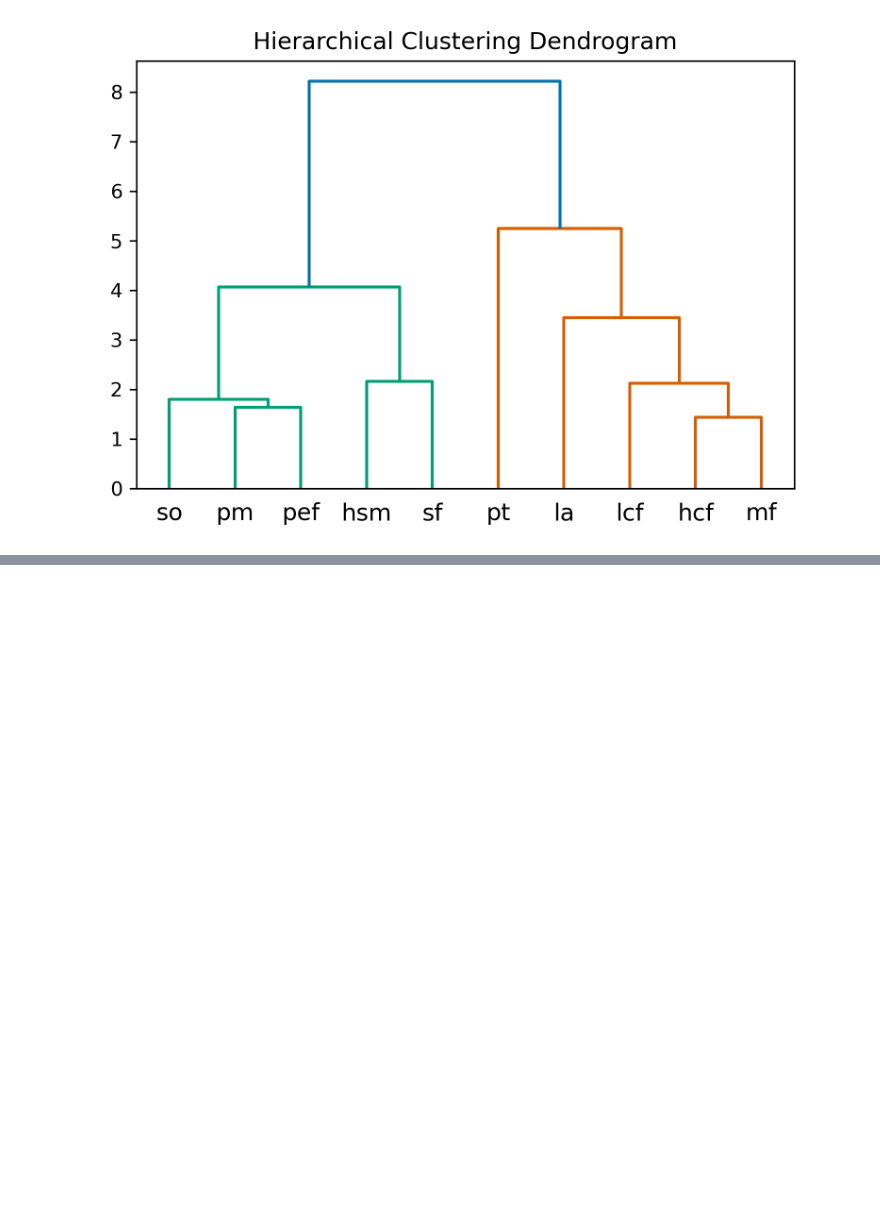
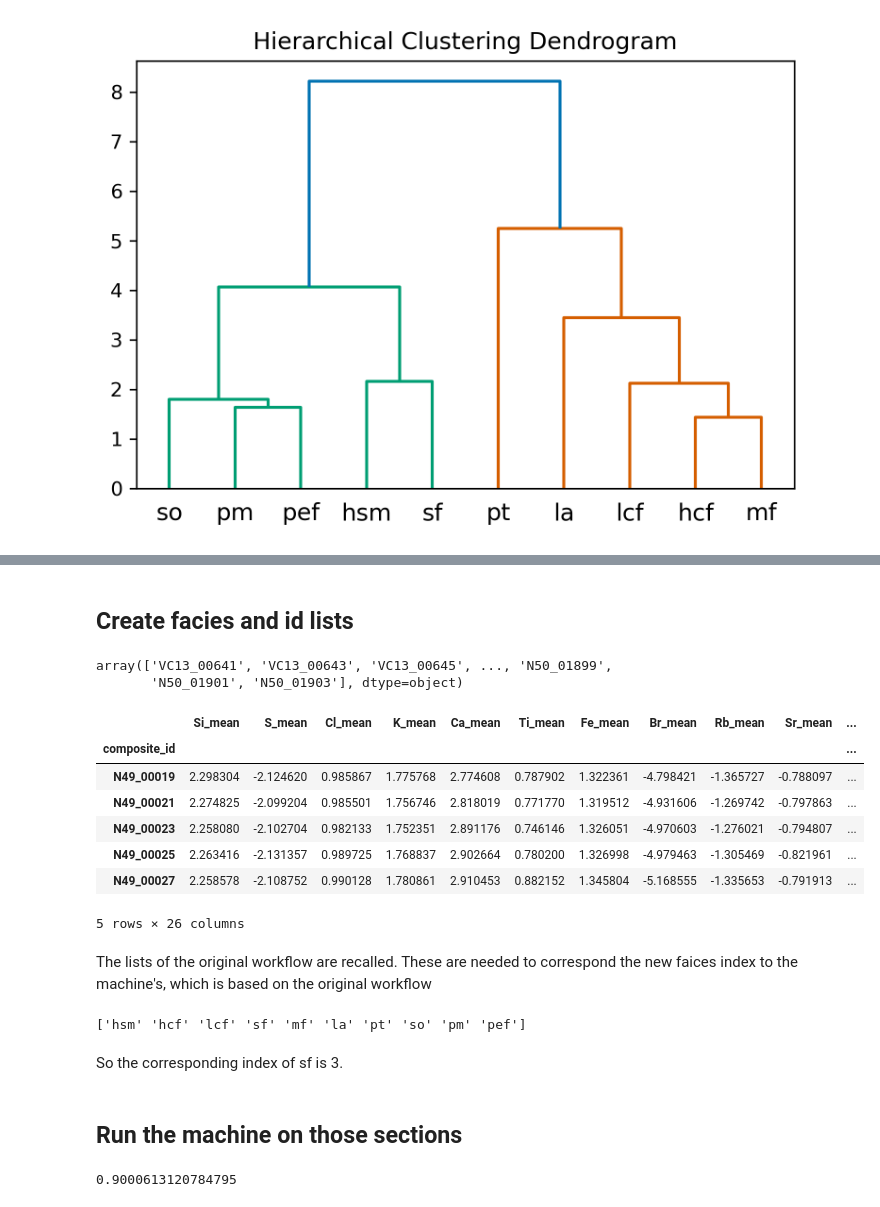
Before and after one commit to dispink/WASA-faciesXRF, a Jupyter notebook: ML_element_16.ipynb, the cells around one changed output, grey strips where cells are left out. Drawn from its saved outputs; the diff is of its cells as text; code cells hidden in the pictures; blank space fills up the shorter version.

```diff
--- a/ML_element_16.ipynb
+++ b/ML_element_16.ipynb
@@ -121,0 +125,35 @@ plt.savefig('results/facies_similarity_{}.png'.format(date))
+# %% [markdown]
+## Create facies and id lists
+# %%
+info_df = pd.read_csv('data/info.cleaned.all.csv', index_col=0,
+                      usecols=['composite_id', 'core_section', 'section_depth_mm'])
+# %%
+# Generate the new sections' lists
+# following the format of the original workflow
+n_id_list = []
+
+for sec in ['VC13-2', 'VC03-2', 'N49-3', 'N50-2']:
+    mask = info_df.core_section == sec
+    n_id_list = np.hstack([n_id_list, info_df.index[mask]])
+
+n_facies = ['sf' for _ in range(len(n_id_list))]
+
+n_id_list
+# %% [output]
+array(['VC13_00641', 'VC13_00643', 'VC13_00645', ..., 'N50_01899',
+       'N50_01901', 'N50_01903'], dtype=object)
+# %%
+from wasafacies import PrepareData
+
+prepare = PrepareData()
+data_df = prepare.create_roll(facies=n_facies, id_list=n_id_list)
+data_df.head()
+# %% [output]
+|  | Si_mean | S_mean | Cl_mean | K_mean | Ca_mean | Ti_mean | Fe_mean | Br_mean | Rb_mean | Sr_mean | ... |
+| composite_id |  |  |  |  |  |  |  |  |  |  | ... |
+| N49_00019 | 2.298304 | -2.124620 | 0.985867 | 1.775768 | 2.774608 | 0.787902 | 1.322361 | -4.798421 | -1.365727 | -0.788097 | ... |
+| N49_00021 | 2.274825 | -2.099204 | 0.985501 | 1.756746 | 2.818019 | 0.771770 | 1.319512 | -4.931606 | -1.269742 | -0.797863 | ... |
+| N49_00023 | 2.258080 | -2.102704 | 0.982133 | 1.752351 | 2.891176 | 0.746146 | 1.326051 | -4.970603 | -1.276021 | -0.794807 | ... |
+| N49_00025 | 2.263416 | -2.131357 | 0.989725 | 1.768837 | 2.902664 | 0.780200 | 1.326998 | -4.979463 | -1.305469 | -0.821961 | ... |
+| N49_00027 | 2.258578 | -2.108752 | 0.990128 | 1.780861 | 2.910453 | 0.882152 | 1.345804 | -5.168555 | -1.335653 | -0.791913 | ... |
+5 rows × 26 columns
@@ -121,0 +162,11 @@ plt.savefig('results/facies_similarity_{}.png'.format(date))
+# %% [markdown]
+The lists of the original workflow are recalled. These are needed to correspond the new faices index to the machine's, which is based on the original workflow
+# %%
+_, unique = pd.factorize(facies)
+print(unique)
+# %% [output]
+['hsm' 'hcf' 'lcf' 'sf' 'mf' 'la' 'pt' 'so' 'pm' 'pef']
+# %% [markdown]
+So the corresponding index of sf is 3.
+# %% [markdown]
+## Run the machine on those sections
@@ -121,0 +178,5 @@ plt.savefig('results/facies_similarity_{}.png'.format(date))
+# %%
+# calculate the accuracy
+sum(y_pred == 3)/len(y_pred)
+# %% [output]
+0.9000613120784795
```
Also changed, not shown: parts of 9 cells of this notebook.
